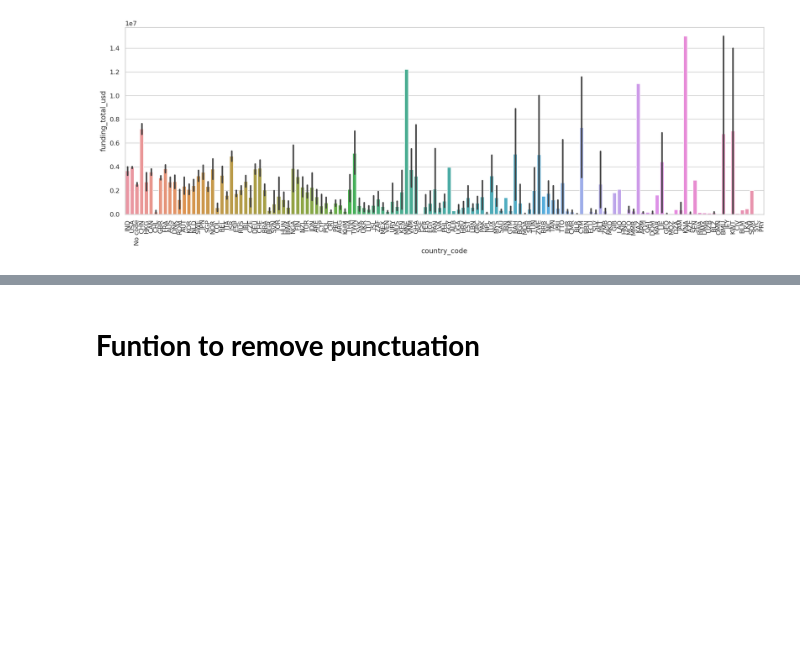
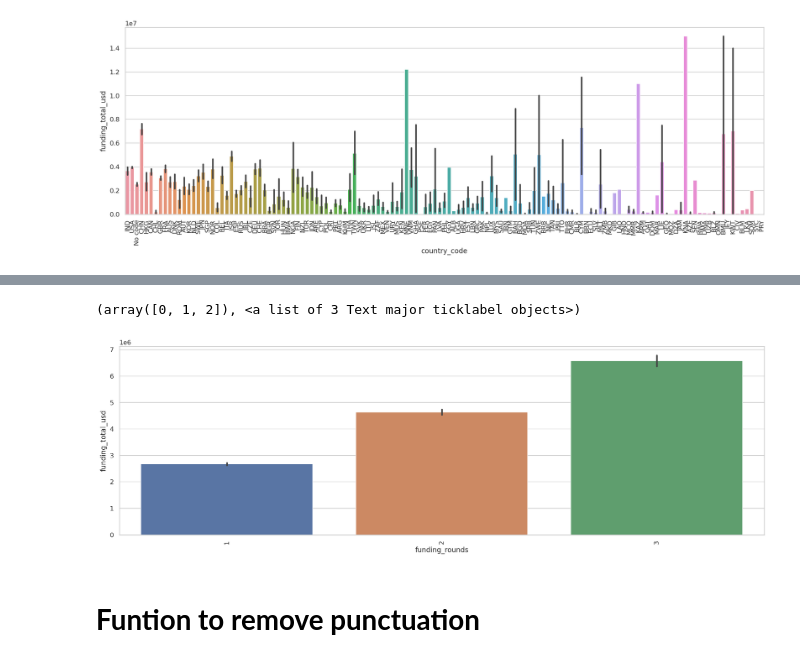
Before and after one commit to NileshCT/EDA_PROJECT, a Jupyter notebook: EDA_Project.ipynb, the cells around one changed output, grey strips where cells are left out. Cells and saved outputs as stored; diff of their text form; code cells hidden in the pictures; blank space fills up the shorter version.

```diff
--- a/EDA_Project.ipynb
+++ b/EDA_Project.ipynb
@@ -608,3 +661,12 @@ plt.xticks(rotation=90)
+# %%
+
+plt.figure(figsize=(20,6))
+sns.barplot(x='funding_rounds',y='funding_total_usd',data=info)
+plt.xticks(rotation=90)
+#plt.savefig("onlinevsrate.jpg")
+# %% [output]
+(array([0, 1, 2]), <a list of 3 Text major ticklabel objects>)
+[figure, added]
 # %% [markdown]
 # **Funtion to remove punctuation**
 # %% [markdown]
```
Also changed, not shown: parts of 33 cells of this notebook.
